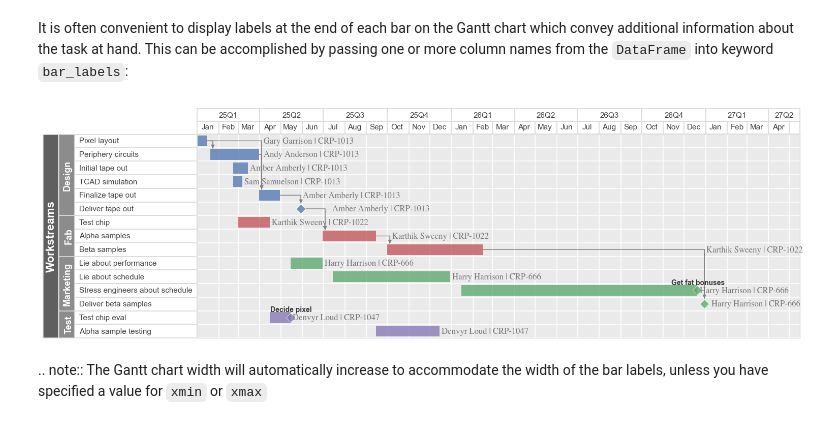
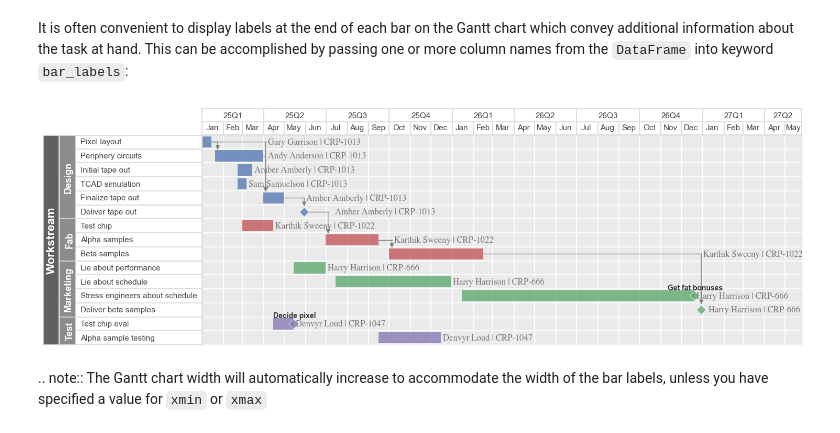
Before and after one commit to endangeredoxen/fivecentplots, a Jupyter notebook: doc/plot_types/gantt.ipynb, the cells around one changed output. Saved outputs shown, nothing was run; the diff lists cells and outputs as text; code cells hidden in the pictures.

Commit message:
fix bar labels gantt relative dates and update docs

```diff
--- a/doc/plot_types/gantt.ipynb
+++ b/doc/plot_types/gantt.ipynb
@@ -266,10 +270,10 @@ fcp.gantt(df, x=['Start date', 'End date'], y='Description',
 It is often convenient to display labels at the end of each bar on the Gantt chart which convey additional information about the task at hand.  This can be accomplished by passing one or more column names from the `DataFrame` into keyword `bar_labels`:
 # %%
 fcp.gantt(df, x=['Start date', 'End date'], y='Description',
-          bar_labels=['Owner', 'Jira Epic'],
+          bar_labels=['Owner', 'Jira Epic'], duration='Duration',
           gantt_date_type=['quarter-year', 'month'], workstreams='Workstream', ax_size=[900, 400])
 # %% [output]
-[figure, old version]
+[figure, new version]
 # %% [markdown]
 .. note:: The Gantt chart width will automatically increase to accommodate the width of the bar labels, unless you have specified a value for `xmin` or `xmax`
 # %% [markdown]
```
Also changed, not shown: parts of 20 cells of this notebook, 7 other files.
